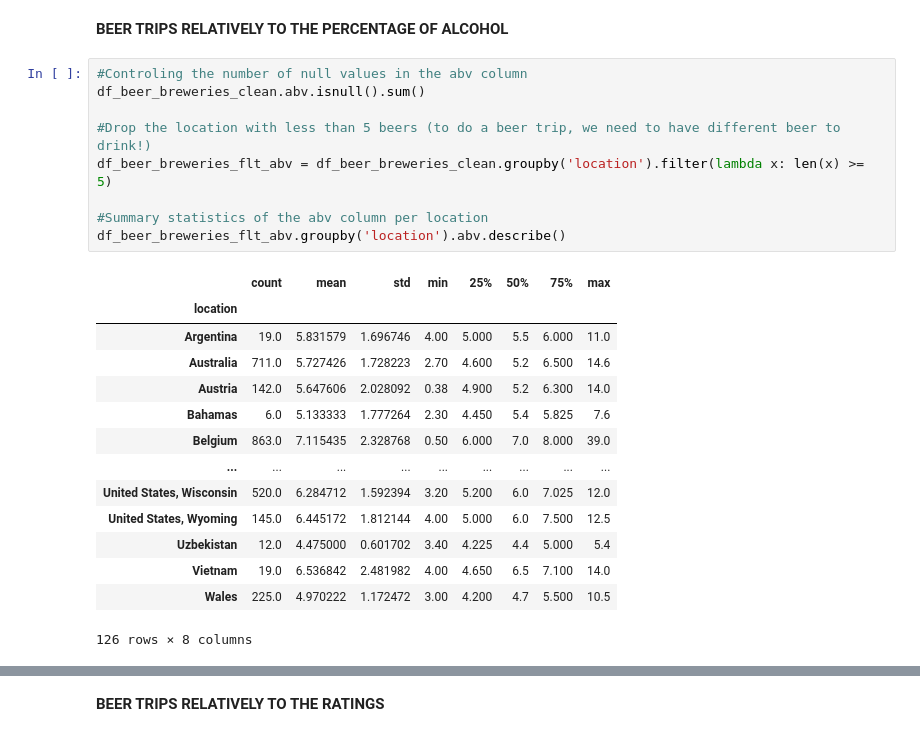
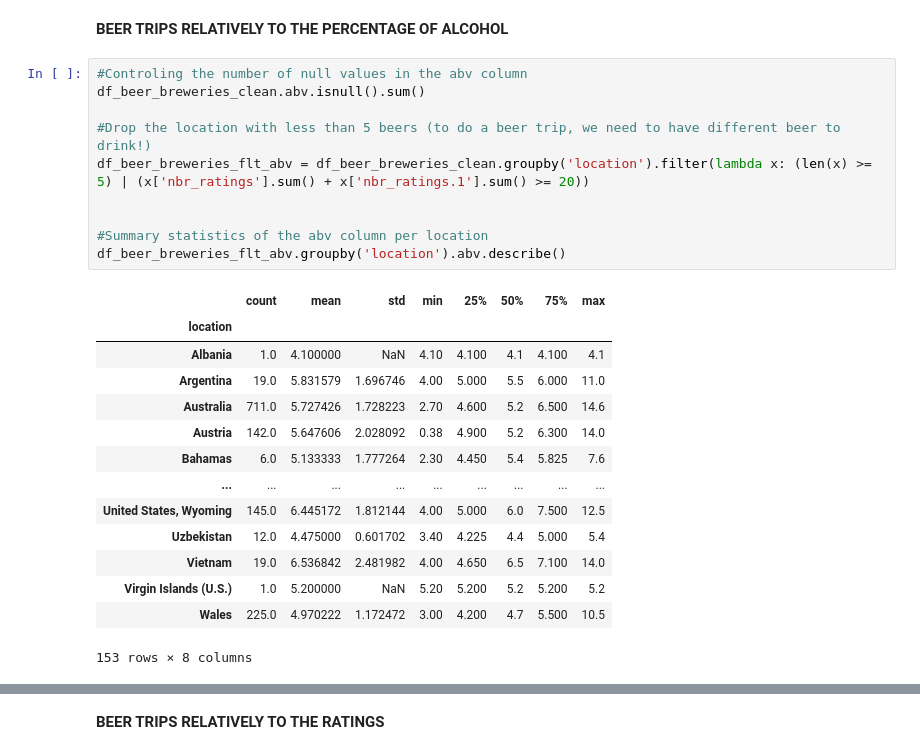
Before and after one commit to epfl-ada/ada-2023-project-adalcoholics86, a Jupyter notebook: matched_data.ipynb, the cells around one changed output, grey strips where cells are left out. Cells and saved outputs as stored; diff of their text form.

```diff
--- a/matched_data.ipynb
+++ b/matched_data.ipynb
@@ -201,27 +224,28 @@ df_breweries_superficies
 # %%
 #Controling the number of null values in the abv column
 df_beer_breweries_clean.abv.isnull().sum()
 
 #Drop the location with less than 5 beers (to do a beer trip, we need to have different beer to drink!)
-df_beer_breweries_flt_abv = df_beer_breweries_clean.groupby('location').filter(lambda x: len(x) >= 5)
+df_beer_breweries_flt_abv = df_beer_breweries_clean.groupby('location').filter(lambda x: (len(x) >= 5) | (x['nbr_ratings'].sum() + x['nbr_ratings.1'].sum() >= 20))
+
 
 #Summary statistics of the abv column per location
 df_beer_breweries_flt_abv.groupby('location').abv.describe()
 # %% [output]
 |  | count | mean | std | min | 25% | 50% | 75% | max |
 | location |  |  |  |  |  |  |  |  |
+| Albania | 1.0 | 4.100000 | NaN | 4.10 | 4.100 | 4.1 | 4.100 | 4.1 |
 | Argentina | 19.0 | 5.831579 | 1.696746 | 4.00 | 5.000 | 5.5 | 6.000 | 11.0 |
 | Australia | 711.0 | 5.727426 | 1.728223 | 2.70 | 4.600 | 5.2 | 6.500 | 14.6 |
 | Austria | 142.0 | 5.647606 | 2.028092 | 0.38 | 4.900 | 5.2 | 6.300 | 14.0 |
 | Bahamas | 6.0 | 5.133333 | 1.777264 | 2.30 | 4.450 | 5.4 | 5.825 | 7.6 |
-| Belgium | 863.0 | 7.115435 | 2.328768 | 0.50 | 6.000 | 7.0 | 8.000 | 39.0 |
 | ... | ... | ... | ... | ... | ... | ... | ... | ... |
-| United States, Wisconsin | 520.0 | 6.284712 | 1.592394 | 3.20 | 5.200 | 6.0 | 7.025 | 12.0 |
 | United States, Wyoming | 145.0 | 6.445172 | 1.812144 | 4.00 | 5.000 | 6.0 | 7.500 | 12.5 |
 | Uzbekistan | 12.0 | 4.475000 | 0.601702 | 3.40 | 4.225 | 4.4 | 5.000 | 5.4 |
 | Vietnam | 19.0 | 6.536842 | 2.481982 | 4.00 | 4.650 | 6.5 | 7.100 | 14.0 |
+| Virgin Islands (U.S.) | 1.0 | 5.200000 | NaN | 5.20 | 5.200 | 5.2 | 5.200 | 5.2 |
 | Wales | 225.0 | 4.970222 | 1.172472 | 3.00 | 4.200 | 4.7 | 5.500 | 10.5 |
-126 rows × 8 columns
+153 rows × 8 columns
 # %%
 #Sort the dataframe by considering the 10 location with the softest beer
 avg_rating_location = df_beer_breweries_flt_abv.groupby('location').abv.describe()
```
Also changed, not shown: parts of 13 cells of this notebook.
